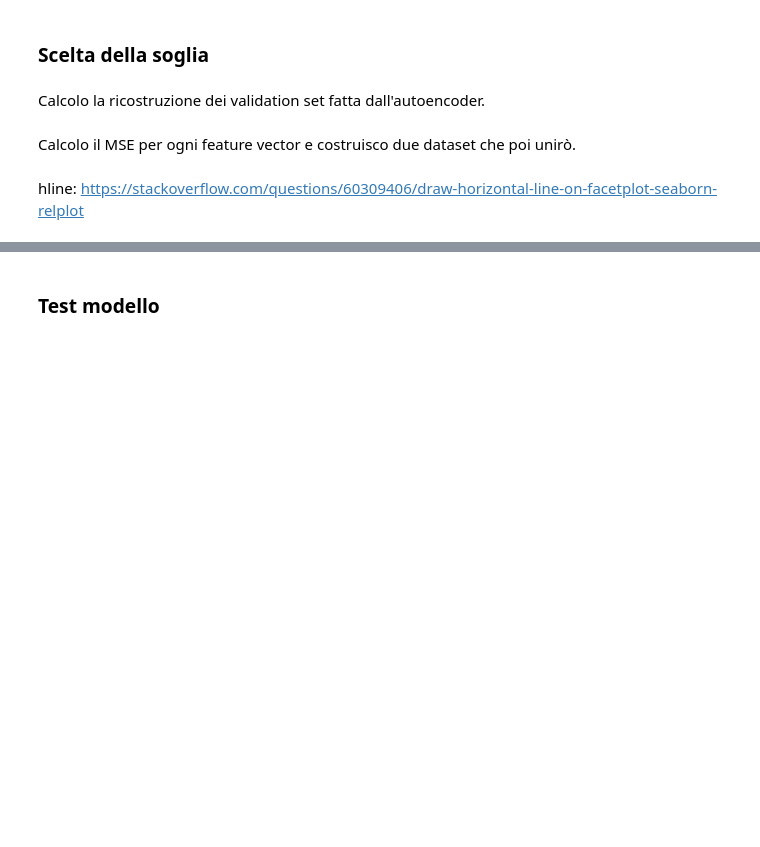
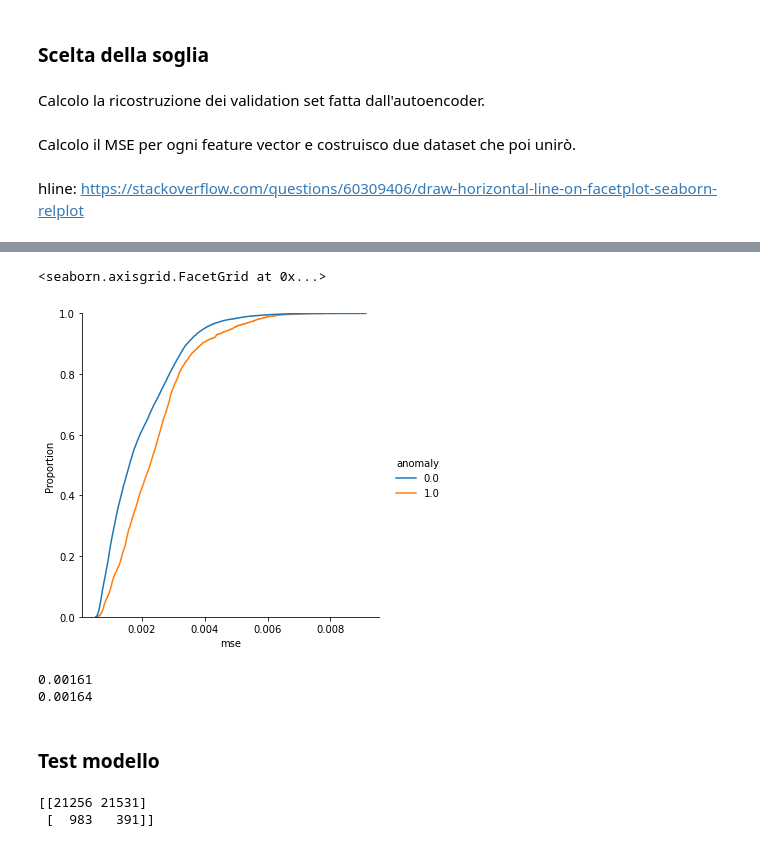
Before and after one commit to alessandrotofani/Tesi_magistrale, a Jupyter notebook: 3_Autoencoder.ipynb, the cells around one changed output, grey strips where cells are left out. Cells and saved outputs as stored; diff of their text form; code cells hidden in the pictures; blank space fills up the shorter version.

```diff
--- a/3_Autoencoder.ipynb
+++ b/3_Autoencoder.ipynb
@@ -229,0 +242,11 @@ plt.show()
+# %%
+sns.displot(mse_df, x="mse", hue="anomaly", kind="ecdf")
+# %% [output]
+<seaborn.axisgrid.FacetGrid at 0x...>
+[figure, added]
+# %%
+print(mse_df[mse_df['anomaly'] == 0].quantile(0.5)[0].round(5))
+print(mse_df[mse_df['anomaly'] == 1].quantile(0.3)[0].round(5))
+# %% [output]
+0.00161
+0.00164
@@ -230,2 +255,25 @@ plt.show()
 # %% [markdown]
 ### Test modello
+# %%
+def performance_autoencoder(X_test, fraud_test, autoencoder, soglia):
+  from sklearn.metrics import confusion_matrix
+
+  mse_df = make_df(X_test, fraud_test, autoencoder)
+  y_pred = []
+  for mse in mse_df['mse']:
+    if mse > soglia:
+      y_pred.append(0)
+    if mse < soglia:
+      y_pred.append(1)
+
+  y_safe = np.zeros(X_test.shape[0])
+  y_fraud = np.ones(fraud_test.shape[0])
+  y_true = np.concatenate((y_safe, y_fraud))
+
+  print(confusion_matrix(y_true, y_pred))
+  return
+
+performance_autoencoder(X_test, fraud_test, autoencoder, soglia)
+# %% [output]
+[[21256 21531]
+ [  983   391]]
```
Also changed, not shown: parts of 11 cells of this notebook.
